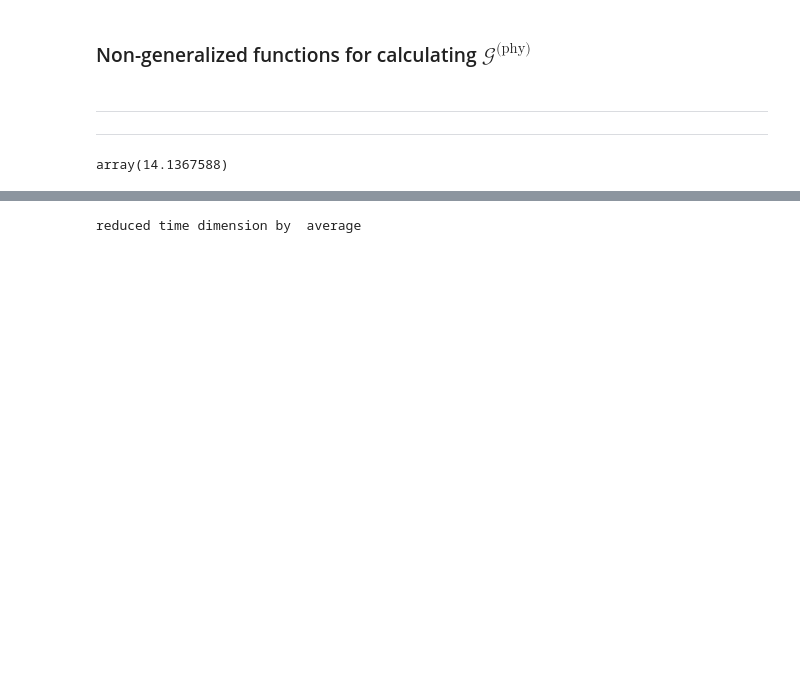
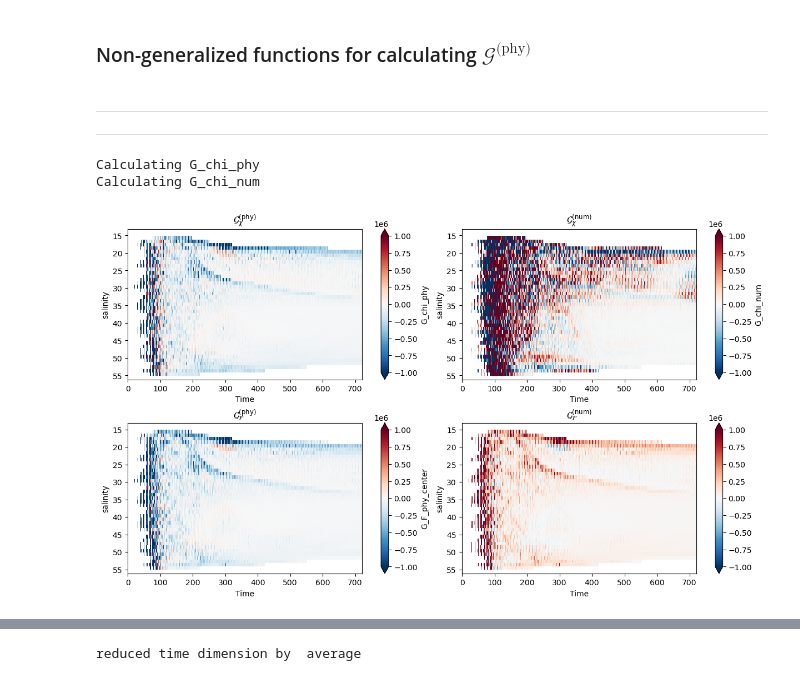
Before and after one commit to kailauyeda/WMT_DVD, a Jupyter notebook: bichan/analysis/preliminary_analysis.ipynb, the cells around one changed output, grey strips where cells are left out. Cells and saved outputs as stored; diff of their text form; code cells hidden in the pictures; blank space fills up the shorter version.

```diff
--- a/bichan/analysis/preliminary_analysis.ipynb
+++ b/bichan/analysis/preliminary_analysis.ipynb
@@ -438,7 +452,3 @@ def find_min_max_idx(da):
 # %% [markdown]
 -------
 --------
-# %%
-ds_output.salinity_P1.min().values
-# %% [output]
-array(14.1367588)
@@ -517,0 +455,23 @@ def calculate_G_chi_phy(rho_0, mesh, ds_dvd, target_coord_spacing = 1):
+# %%
+rho_0 = 1026
+
+G_F_phy_ds, G_chi_phy_ds, G_chi_num_ds, G_phy_comp_ds = calculate_G_mix(rho_0, mesh, ds_output, target_coord_spacing = 1)
+# %% [output]
+Calculating G_chi_phy
+Calculating G_chi_num
+# %%
+# remap the salinity tendency into salinity coordinates
+grid_output = Grid(ds_output, coords = {'Z' : {'center': 'nVertLevels', 'outer' : 'nVertLevelsP1'}},
+                    periodic = False,
+                    autoparse_metadata = False)
+
+
+ds_dt = grid_dvd.transform(ds_output.salinityTend,
+                           'Z',
+                           G_phy_comp_ds.salinity_P1,
+                           method = 'conservative',
+                           target_data = ds_output.salinity_P1)
+ds_dt = ds_dt.to_dataset(name='salinityTend').rename({'salinity_P1' : 'salinity'})
+
+# calculate residual
+G_F_num = ds_dt.salinityTend - G_phy_comp_ds.G_F_phy_center
@@ -517,0 +485,18 @@ def calculate_G_chi_phy(rho_0, mesh, ds_dvd, target_coord_spacing = 1):
+# %%
+fig, ax = plt.subplots(nrows=2,ncols=2,constrained_layout=True,figsize=(12,7))
+
+G_phy_comp_ds.G_chi_phy.mean(dim='nCells').plot(ax=ax[0,0],y='salinity',vmin=-1e6, vmax=1e6, cmap='RdBu_r')
+ax[0,0].set_title(r'$\mathcal{G}_\chi^{\text{(phy)}}$')
+G_phy_comp_ds.G_chi_num.mean(dim='nCells').plot(ax=ax[0,1],y='salinity',vmin=-1e6, vmax=1e6, cmap='RdBu_r')
+ax[0,1].set_title(r'$\mathcal{G}_\chi^{\text{(num)}}$')
+
+G_phy_comp_ds.G_F_phy_center.mean(dim='nCells').plot(ax=ax[1,0],y='salinity',vmin=-1e6, vmax=1e6, cmap='RdBu_r')
+ax[1,0].set_title(r'$\mathcal{G}_\mathcal{F}^{\text{(phy)}}$')
+G_F_num.mean(dim='nCells').plot(ax=ax[1,1],y='salinity',vmin=-1e6, vmax=1e6, cmap='RdBu_r')
+ax[1,1].set_title(r'$\mathcal{G}_\mathcal{F}^{\text{(num)}}$')
+
+for i in range(0,2):
+    for j in range(0,2):
+        ax[i,j].invert_yaxis()
+# %% [output]
+[figure, added]
```
Also changed, not shown: parts of 33 cells of this notebook.
